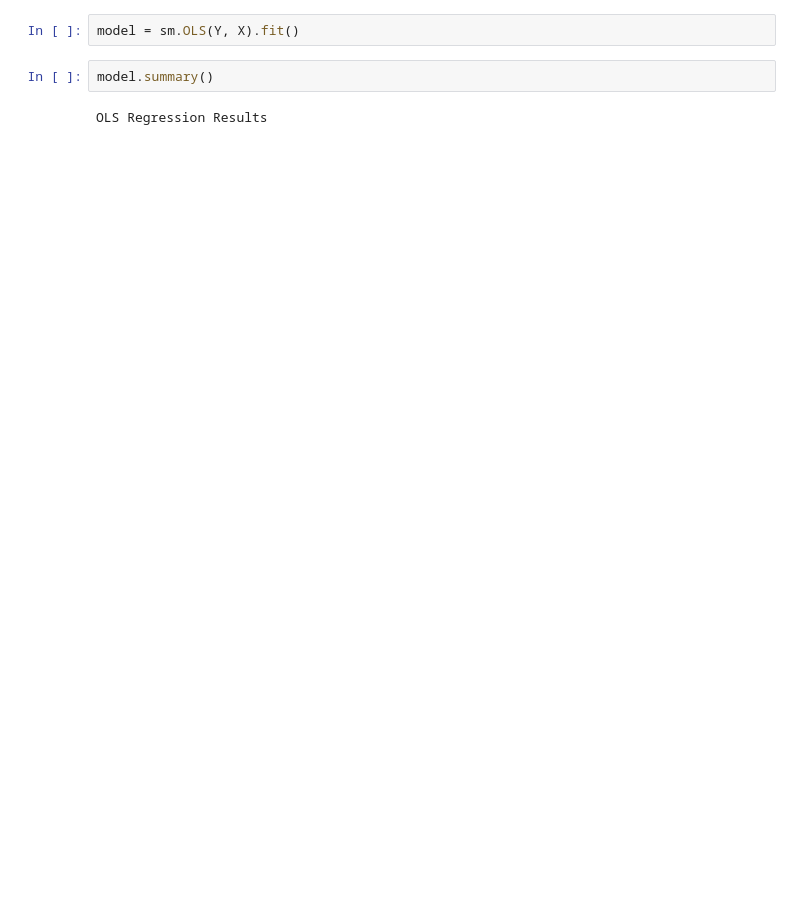
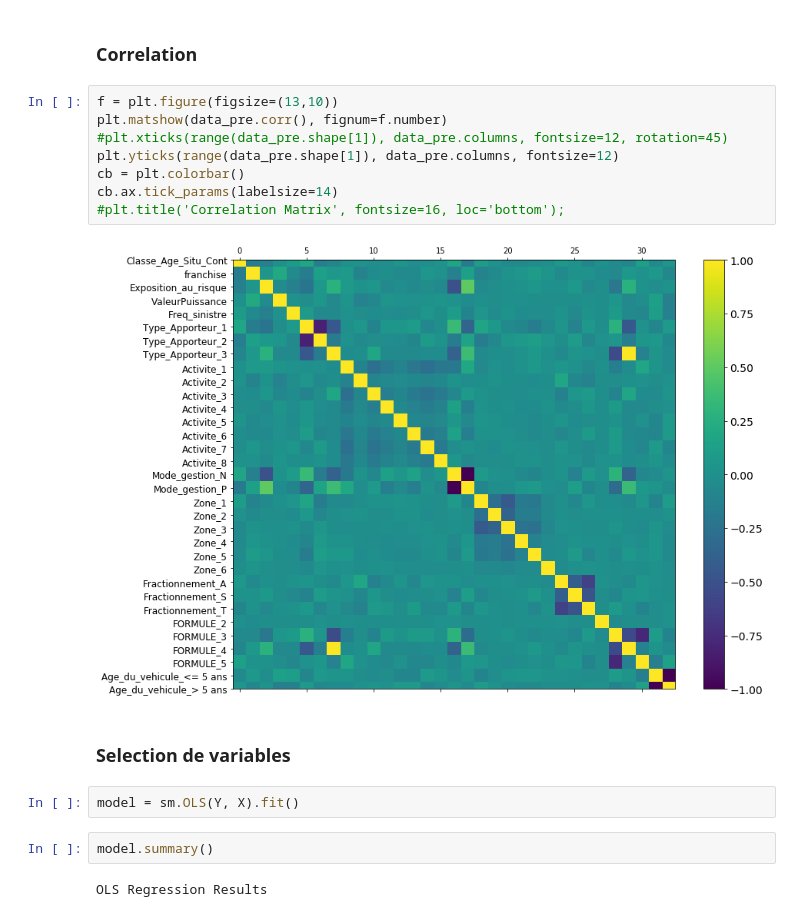
Before and after one commit to RAMIhamza/Projet_Option_Mazars, a Jupyter notebook: DimensionReduction.ipynb, the cells around one changed output. Saved outputs shown, nothing was run; the diff lists cells and outputs as text; blank space fills up the shorter version.

```diff
--- a/DimensionReduction.ipynb
+++ b/DimensionReduction.ipynb
@@ -57,3 +44,17 @@ import statsmodels.api as sm
+# %% [markdown]
+### Correlation
+# %%
+f = plt.figure(figsize=(13,10))
+plt.matshow(data_pre.corr(), fignum=f.number)
+#plt.xticks(range(data_pre.shape[1]), data_pre.columns, fontsize=12, rotation=45)
+plt.yticks(range(data_pre.shape[1]), data_pre.columns, fontsize=12)
+cb = plt.colorbar()
+cb.ax.tick_params(labelsize=14)
+#plt.title('Correlation Matrix', fontsize=16, loc='bottom');
+# %% [output]
+[figure, added]
+# %% [markdown]
+### Selection de variables
 # %%
 model = sm.OLS(Y, X).fit()
 # %%
```
Also changed, not shown: parts of 31 cells of this notebook, 41 other files.
